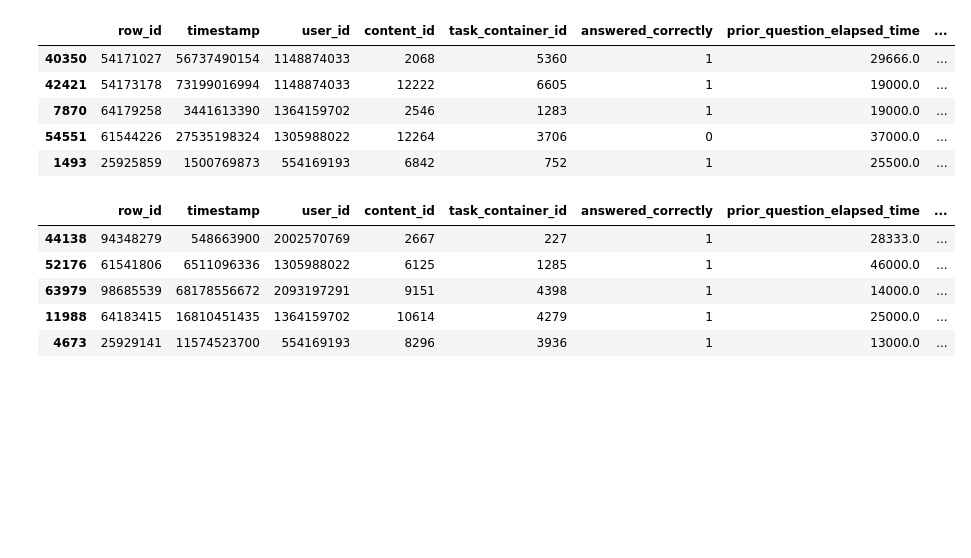
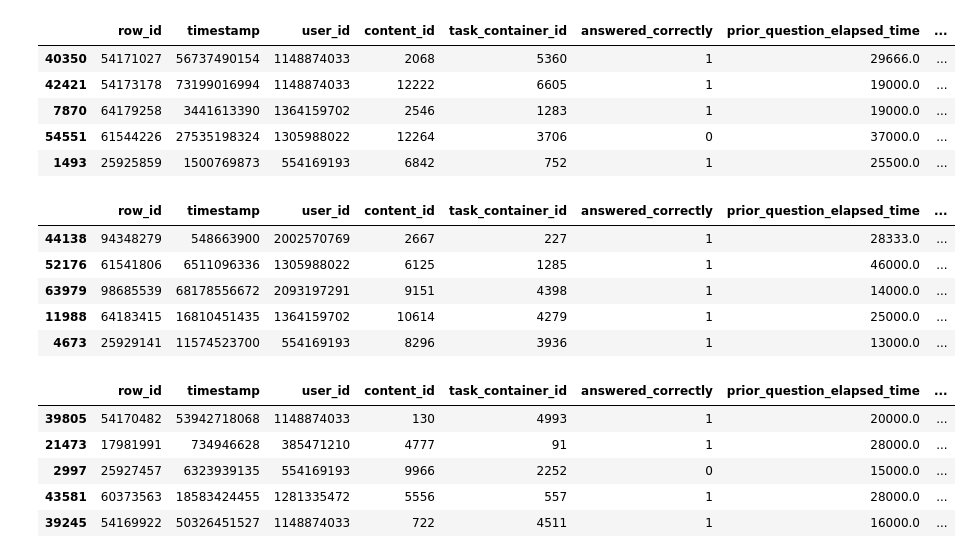
Before and after one commit to Yongliang-Shi/riiid_answer_correctness_prediction, a Jupyter notebook: explore_user_history_in_test_dataset.ipynb, the cells around one changed output. Drawn from its saved outputs; the diff is of its cells as text; code cells hidden in the pictures; blank space fills up the shorter version.

```diff
--- a/explore_user_history_in_test_dataset.ipynb
+++ b/explore_user_history_in_test_dataset.ipynb
@@ -531,3 +546,16 @@ df.sample(5)
 | 63979 | 98685539 | 68178556672 | 2093197291 | 9151 | 4398 | 1 | 14000.0 | ... |
 | 11988 | 64183415 | 16810451435 | 1364159702 | 10614 | 4279 | 1 | 25000.0 | ... |
 | 4673 | 25929141 | 11574523700 | 554169193 | 8296 | 3936 | 1 | 13000.0 | ... |
+# %%
+# Concat the user_tags_acc to the df
+df = df.merge(question_accuracy, how='left', on='content_id')
+
+# Print 5 random samples of the new dataset
+df.sample(5)
+# %% [output]
+|  | row_id | timestamp | user_id | content_id | task_container_id | answered_correctly | prior_question_elapsed_time | ... |
+| 39805 | 54170482 | 53942718068 | 1148874033 | 130 | 4993 | 1 | 20000.0 | ... |
+| 21473 | 17981991 | 734946628 | 385471210 | 4777 | 91 | 1 | 28000.0 | ... |
+| 2997 | 25927457 | 6323939135 | 554169193 | 9966 | 2252 | 0 | 15000.0 | ... |
+| 43581 | 60373563 | 18583424455 | 1281335472 | 5556 | 557 | 1 | 28000.0 | ... |
+| 39245 | 54169922 | 50326451527 | 1148874033 | 722 | 4511 | 1 | 16000.0 | ... |
```
Also changed, not shown: parts of 6 cells of this notebook.
